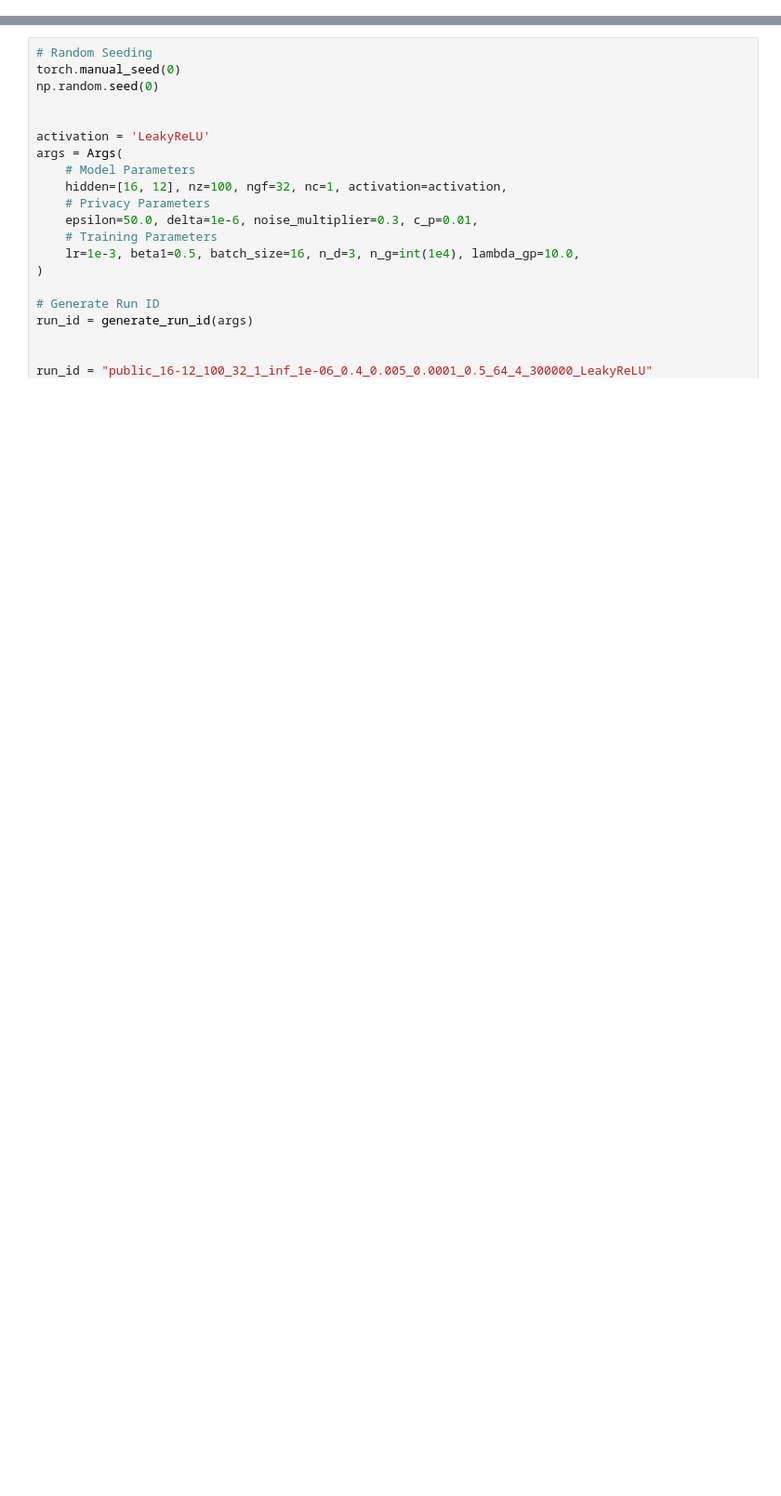
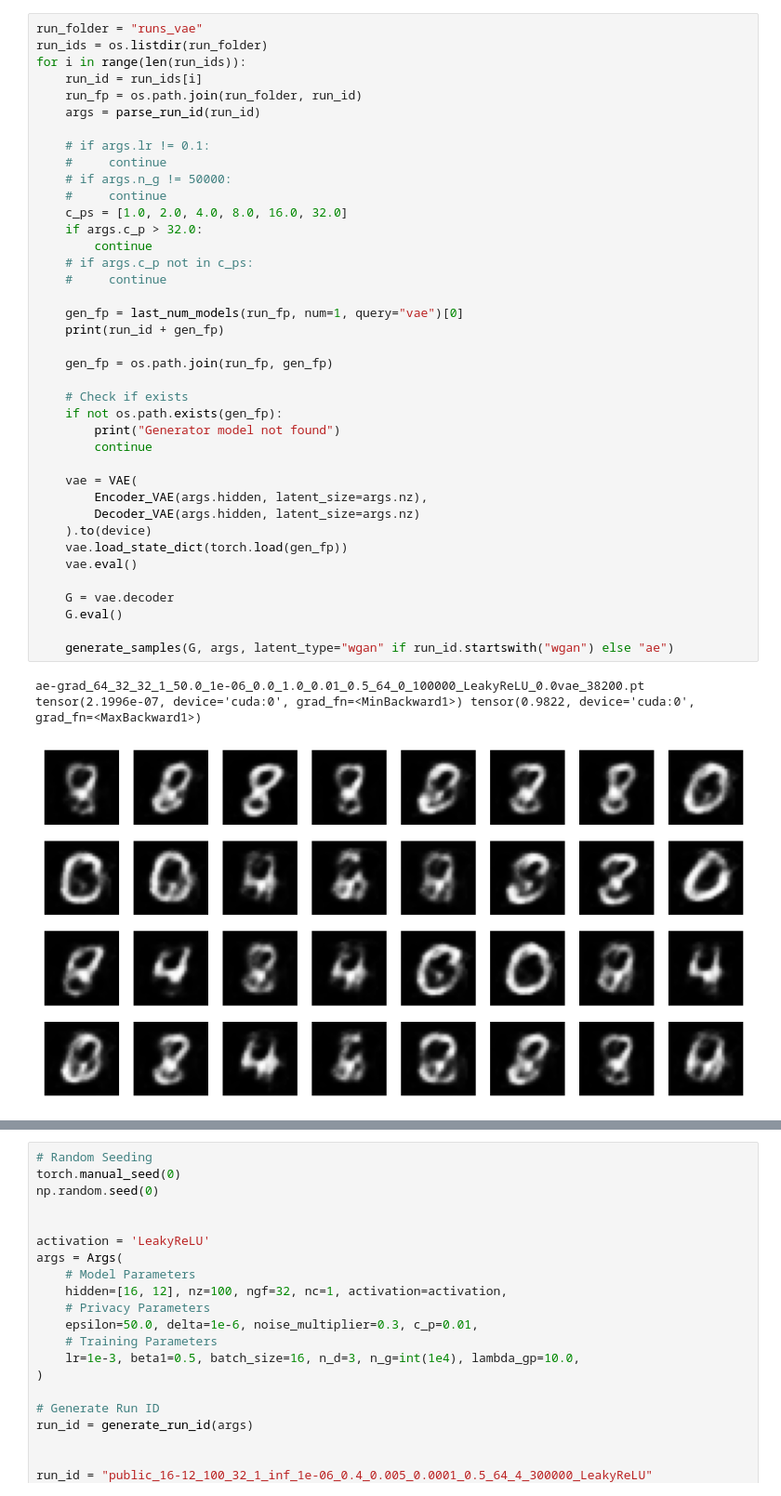
Before and after one commit to JasonTang99/p2, a Jupyter notebook: testing.ipynb, the cells around one changed output, grey strips where cells are left out. Shown at 93% size. Saved outputs shown, nothing was run; the diff lists cells and outputs as text; blank space fills up the shorter version.

```diff
--- a/testing.ipynb
+++ b/testing.ipynb
@@ -49,0 +136,43 @@ def generate_samples(G, args):
+# %%
+run_folder = "runs_vae"
+run_ids = os.listdir(run_folder)
+for i in range(len(run_ids)):
+    run_id = run_ids[i]
+    run_fp = os.path.join(run_folder, run_id)
+    args = parse_run_id(run_id)
+
+    # if args.lr != 0.1:
+    #     continue
+    # if args.n_g != 50000:
+    #     continue
+    c_ps = [1.0, 2.0, 4.0, 8.0, 16.0, 32.0]
+    if args.c_p > 32.0:
+        continue
+    # if args.c_p not in c_ps:
+    #     continue
+
+    gen_fp = last_num_models(run_fp, num=1, query="vae")[0]
+    print(run_id + gen_fp)
+
+    gen_fp = os.path.join(run_fp, gen_fp)
+
+    # Check if exists
+    if not os.path.exists(gen_fp):
+        print("Generator model not found")
+        continue
+
+    vae = VAE(
+        Encoder_VAE(args.hidden, latent_size=args.nz),
+        Decoder_VAE(args.hidden, latent_size=args.nz)
+    ).to(device)
+    vae.load_state_dict(torch.load(gen_fp))
+    vae.eval()
+
+    G = vae.decoder
+    G.eval()
+
+    generate_samples(G, args, latent_type="wgan" if run_id.startswith("wgan") else "ae")
+# %% [output]
+ae-grad_64_32_32_1_50.0_1e-06_0.0_1.0_0.01_0.5_64_0_100000_LeakyReLU_0.0vae_38200.pt
+tensor(2.1996e-07, device='cuda:0', grad_fn=<MinBackward1>) tensor(0.9822, device='cuda:0', grad_fn=<MaxBackward1>)
+[figure, added]
```
Also changed, not shown: parts of 15 cells of this notebook, 8 other files.
